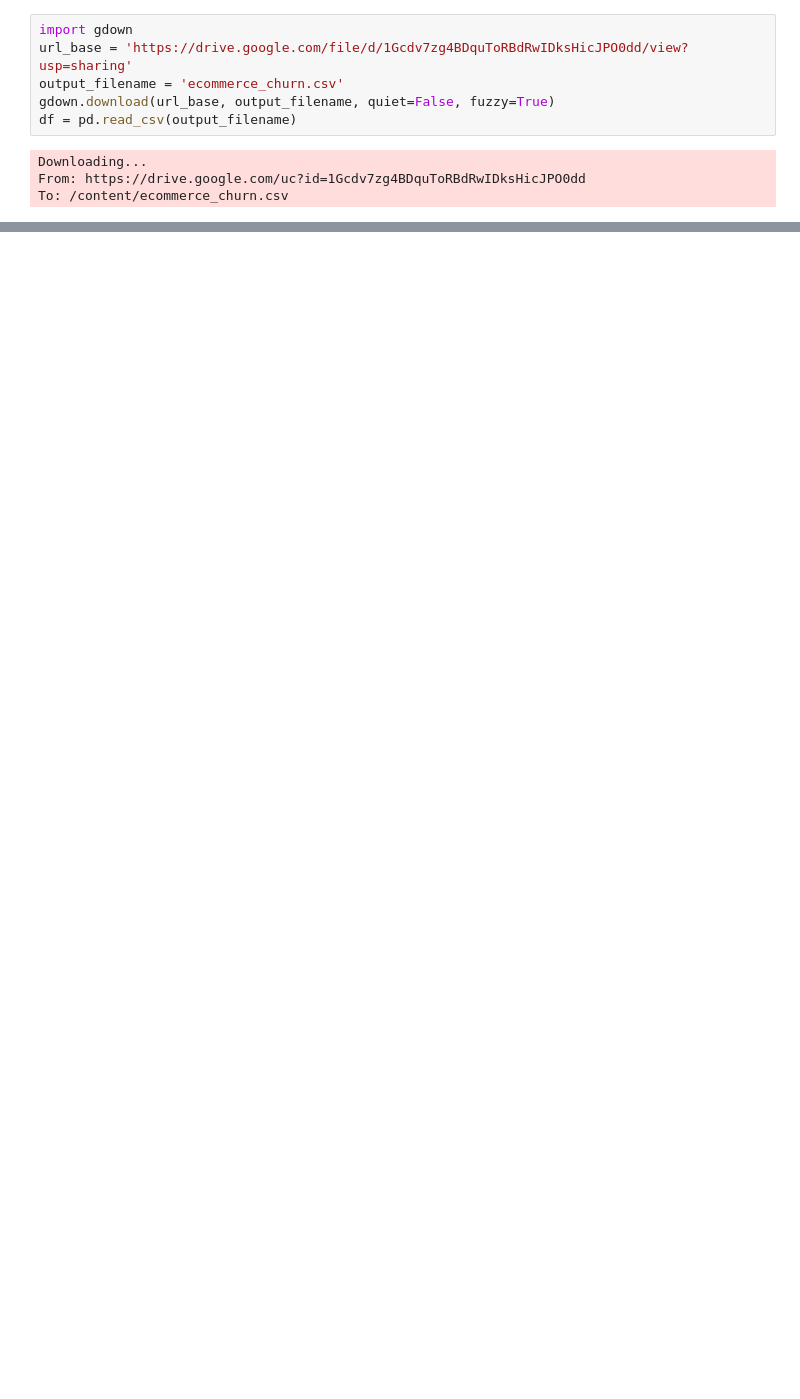
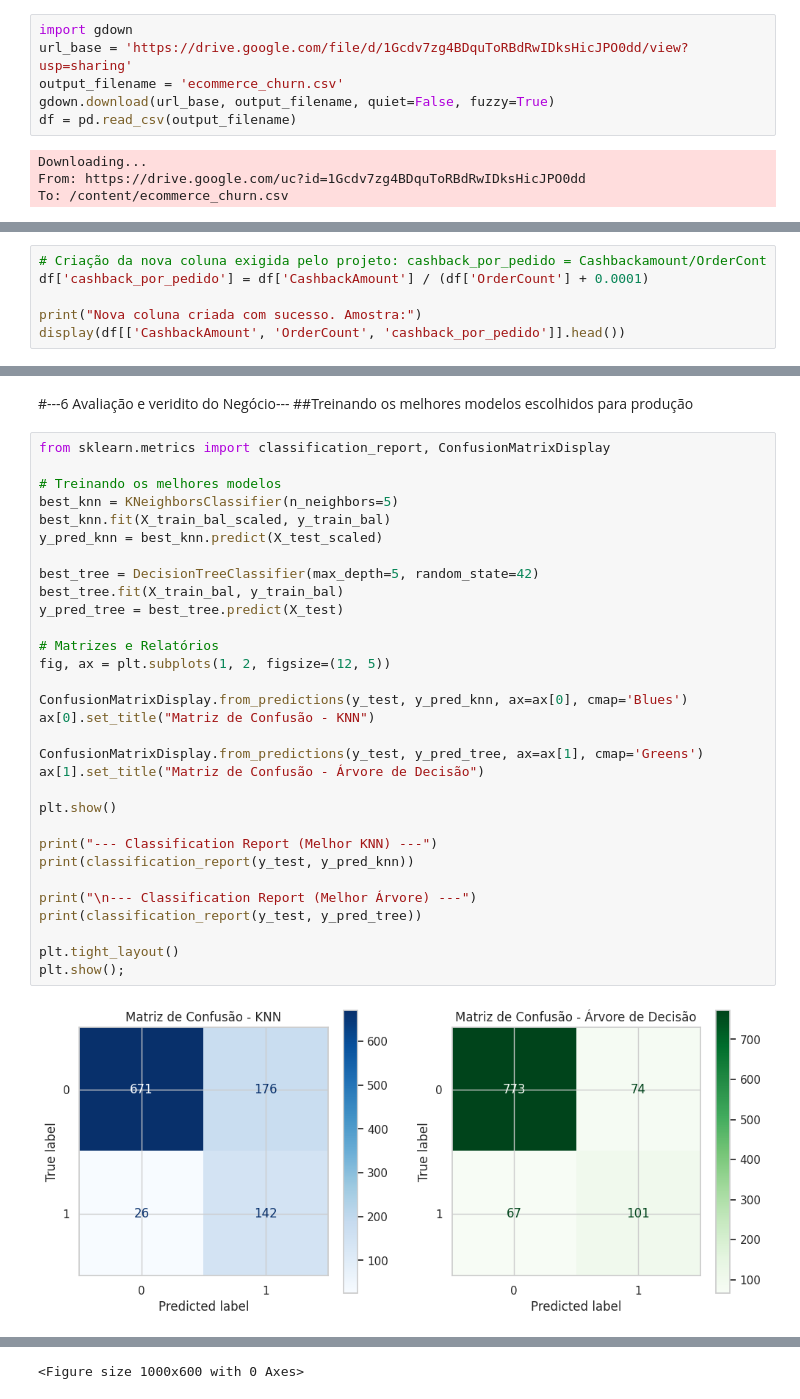
Before and after one commit to alegouvea75/Projeto-Avaliativo-final-Modulo1, a Jupyter notebook: Projeto_Avaliativo_semana_14.ipynb, the cells around one changed output, grey strips where cells are left out. Saved outputs shown, nothing was run; the diff lists cells and outputs as text; blank space fills up the shorter version.

```diff
--- a/Projeto_Avaliativo_semana_14.ipynb
+++ b/Projeto_Avaliativo_semana_14.ipynb
@@ -100,0 +224,6 @@ plt.show()
+# %%
+# Criação da nova coluna exigida pelo projeto: cashback_por_pedido = Cashbackamount/OrderCont
+df['cashback_por_pedido'] = df['CashbackAmount'] / (df['OrderCount'] + 0.0001)
+
+print("Nova coluna criada com sucesso. Amostra:")
+display(df[['CashbackAmount', 'OrderCount', 'cashback_por_pedido']].head())
@@ -100,0 +320,36 @@ plt.show()
+# %% [markdown]
+#---6 Avaliação e veridito do Negócio---
+##Treinando os melhores modelos escolhidos para produção
+# %%
+from sklearn.metrics import classification_report, ConfusionMatrixDisplay
+
+# Treinando os melhores modelos
+best_knn = KNeighborsClassifier(n_neighbors=5)
+best_knn.fit(X_train_bal_scaled, y_train_bal)
+y_pred_knn = best_knn.predict(X_test_scaled)
+
+best_tree = DecisionTreeClassifier(max_depth=5, random_state=42)
+best_tree.fit(X_train_bal, y_train_bal)
+y_pred_tree = best_tree.predict(X_test)
+
+# Matrizes e Relatórios
+fig, ax = plt.subplots(1, 2, figsize=(12, 5))
+
+ConfusionMatrixDisplay.from_predictions(y_test, y_pred_knn, ax=ax[0], cmap='Blues')
+ax[0].set_title("Matriz de Confusão - KNN")
+
+ConfusionMatrixDisplay.from_predictions(y_test, y_pred_tree, ax=ax[1], cmap='Greens')
+ax[1].set_title("Matriz de Confusão - Árvore de Decisão")
+
+plt.show()
+
+print("--- Classification Report (Melhor KNN) ---")
+print(classification_report(y_test, y_pred_knn))
+
+print("\n--- Classification Report (Melhor Árvore) ---")
+print(classification_report(y_test, y_pred_tree))
+
+plt.tight_layout()
+plt.show();
+# %% [output]
+[figure, added]
@@ -100,0 +376 @@ plt.show()
+<Figure size 1000x600 with 0 Axes>
```
Also changed, not shown: parts of 23 cells of this notebook.
